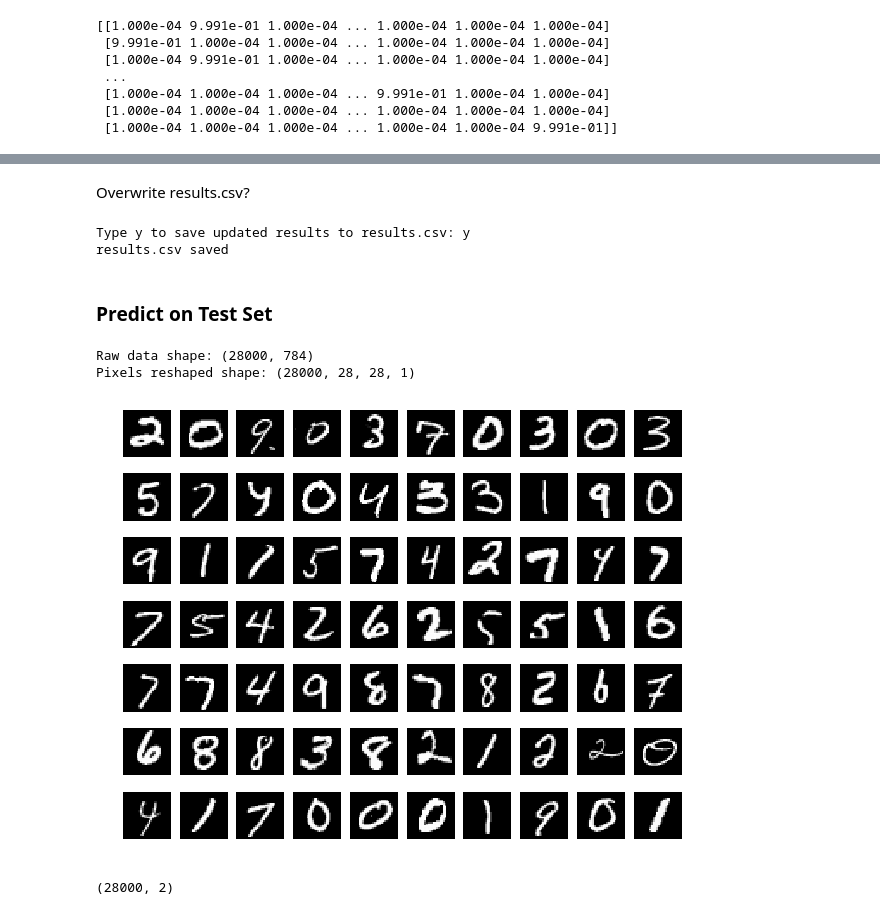
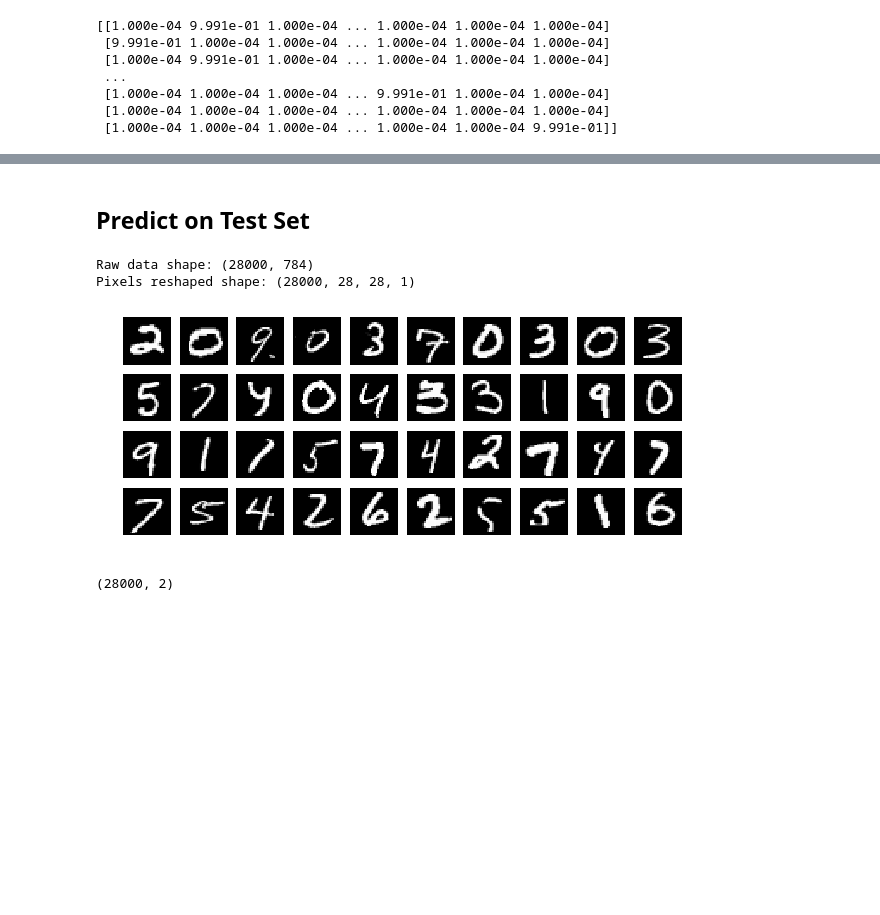
Before and after one commit to g-eoj/kaggle-mnist, a Jupyter notebook: kernels/mnist-inception-9970-test-acc-kernel.ipynb, the cells around one changed output, grey strips where cells are left out. Drawn from its saved outputs; the diff is of its cells as text; code cells hidden in the pictures; blank space fills up the shorter version.

Commit message:
Outline and simplify model kernel

```diff
--- a/kernels/mnist-inception-9970-test-acc-kernel.ipynb
+++ b/kernels/mnist-inception-9970-test-acc-kernel.ipynb
@@ -631,36 +572,0 @@ Accuracy: 0.9961904761904762
-# %%
-new_result = {}
-
-i = log['val_acc'].idxmax()
-new_result['val_acc'] = round(log['val_acc'][i], 4)
-new_result['val_loss'] = round(log['val_loss'][i], 4)
-if 'lr' in log.keys():
-    new_result['lr'] = log['lr'][i]
-new_result['epoch'] = i + 1
-
-new_result['optimizer'] = model.optimizer.__class__.__name__
-new_result['optimizer args'] = optimizer_args
-
-if annealer is None:
-    new_result['annealer'] = ''
-    new_result['lr'] = K.get_value(model.optimizer.lr)
-else:
-    new_result['annealer'] = annealer.__class__.__name__
-    if new_result['annealer'] == 'LearningRateScheduler':
-        new_result['annealer'] = annealer.schedule.__doc__
-new_result['annealer args'] = annealer_args
-
-new_result['dropout type'] = dropout_type
-new_result['dropout rates'] = dropout_rates
-
-new_result['notes'] = notes
-
-new_result['batch size'] = batch_size
-new_result['epochs'] = len(log['acc'])
-
-new_result['log'] = log_filename
-
-new_result['keras'] = keras_version
-new_result['tf'] = tf_version
-
-new_result
@@ -691,19 +573,5 @@ new_results.iloc[[-1]]
-# %% [markdown]
-Overwrite results.csv?
-# %%
-results_filename = 'results.csv'
-prompt = "Type y to save updated results to " + results_filename + ": "
-overwrite = input(prompt)
-if overwrite == 'y':
-    new_results.to_csv(results_filename, index=False, float_format='%.4f')
-    print(results_filename, "saved")
-else:
-    print(results_filename, "not saved")
-# %% [output]
-Type y to save updated results to results.csv: y
-results.csv saved
 # %% [markdown]
-### Predict on Test Set
+## Predict on Test Set
 # %%
 # load test set data
 test_data = np.loadtxt('../input/test.csv', dtype=int, delimiter=',', skiprows=1)
@@ -721,12 +589,12 @@ Raw data shape: (28000, 784)
 Pixels reshaped shape: (28000, 28, 28, 1)
 # %%
 # display some images
-plt.rcParams['figure.figsize'] = (10.0, 8.0)
-for i in range(70):
-    plt.subplot(7, 10, i + 1)
+plt.rcParams['figure.figsize'] = (10.0, 4.0)
+for i in range(40):
+    plt.subplot(4, 10, i + 1)
     plt.imshow(test_images[i,:,:,0])
     plt.axis('off')
 plt.show()
 # %% [output]
-[figure, old version]
+[figure, new version]
 # %%
```
Also changed, not shown: parts of 38 cells of this notebook.
